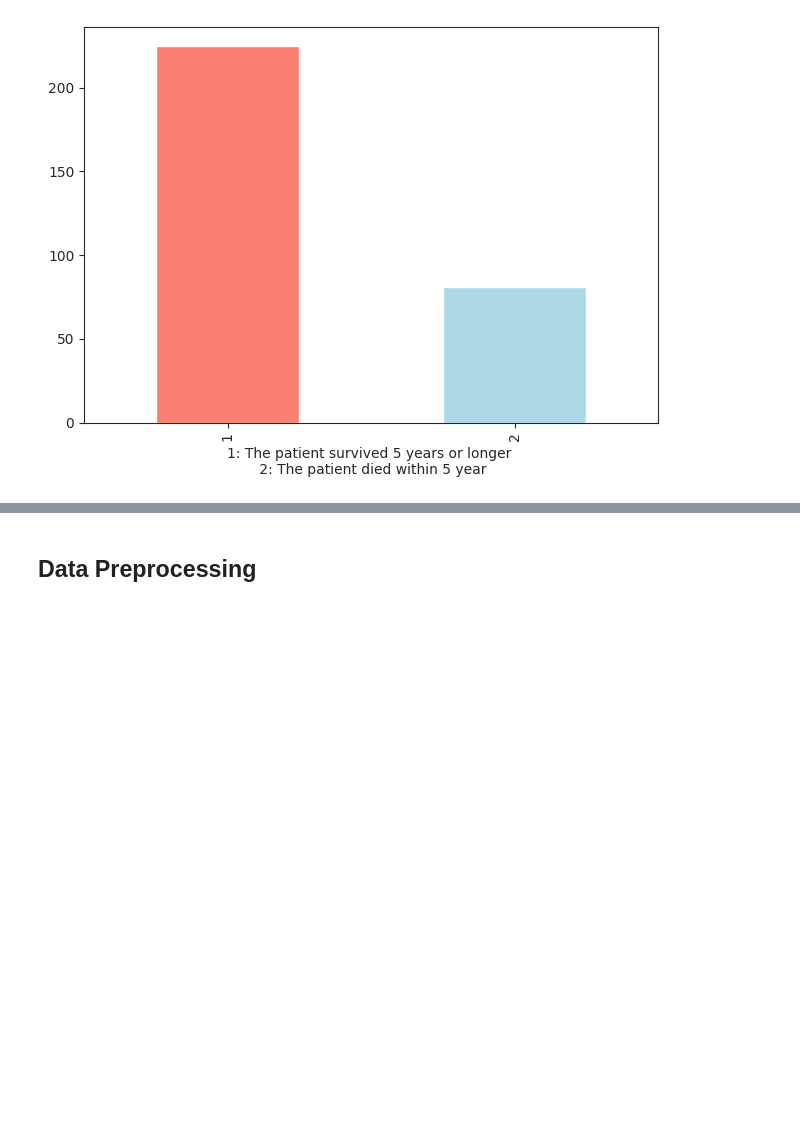
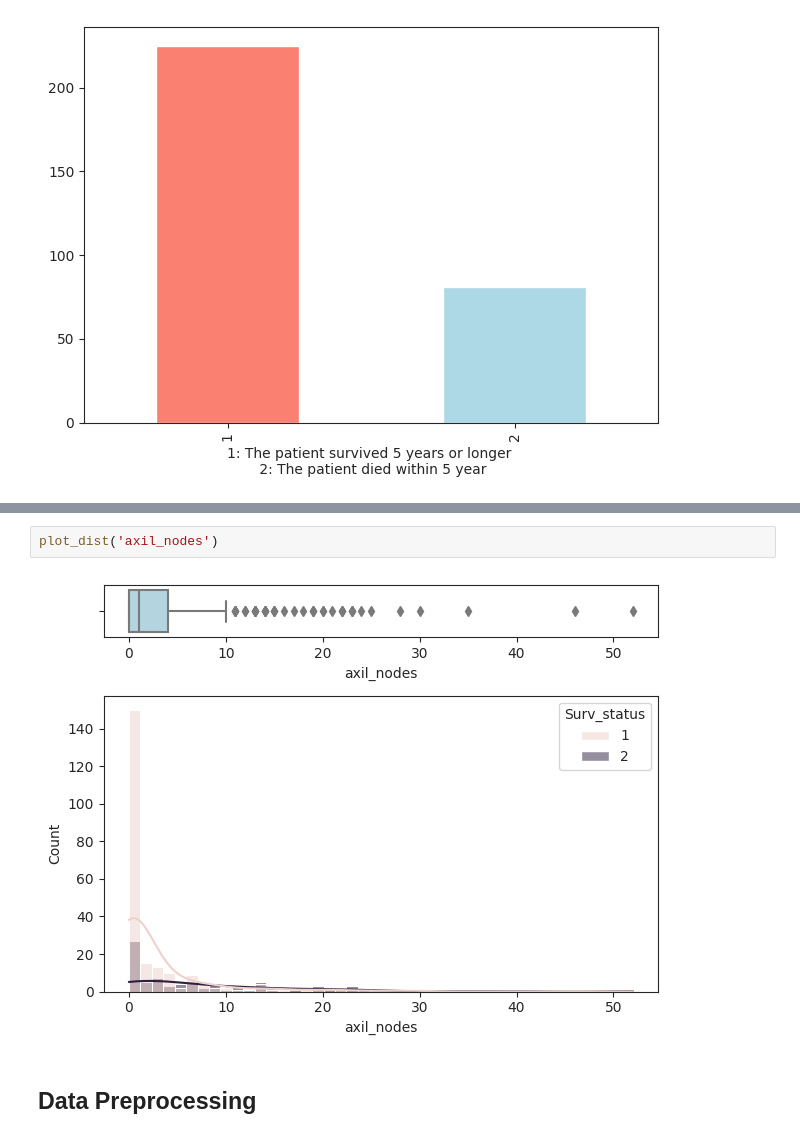
Before and after one commit to muscak/Haberman-Breast-Cancer-Survival-Prediction, a Jupyter notebook: Haberman-Breast-Cancer-Prediction-DNN.ipynb, the cells around one changed output, grey strips where cells are left out. Drawn from its saved outputs; the diff is of its cells as text; blank space fills up the shorter version.

```diff
--- a/Haberman-Breast-Cancer-Prediction-DNN.ipynb
+++ b/Haberman-Breast-Cancer-Prediction-DNN.ipynb
@@ -120,3 +133,7 @@ plt.show()
+# %%
+plot_dist('axil_nodes')
+# %% [output]
+[figure, added]
 # %% [markdown]
 ## Data Preprocessing
 # %% [markdown]
```
Also changed, not shown: parts of 8 cells of this notebook.
